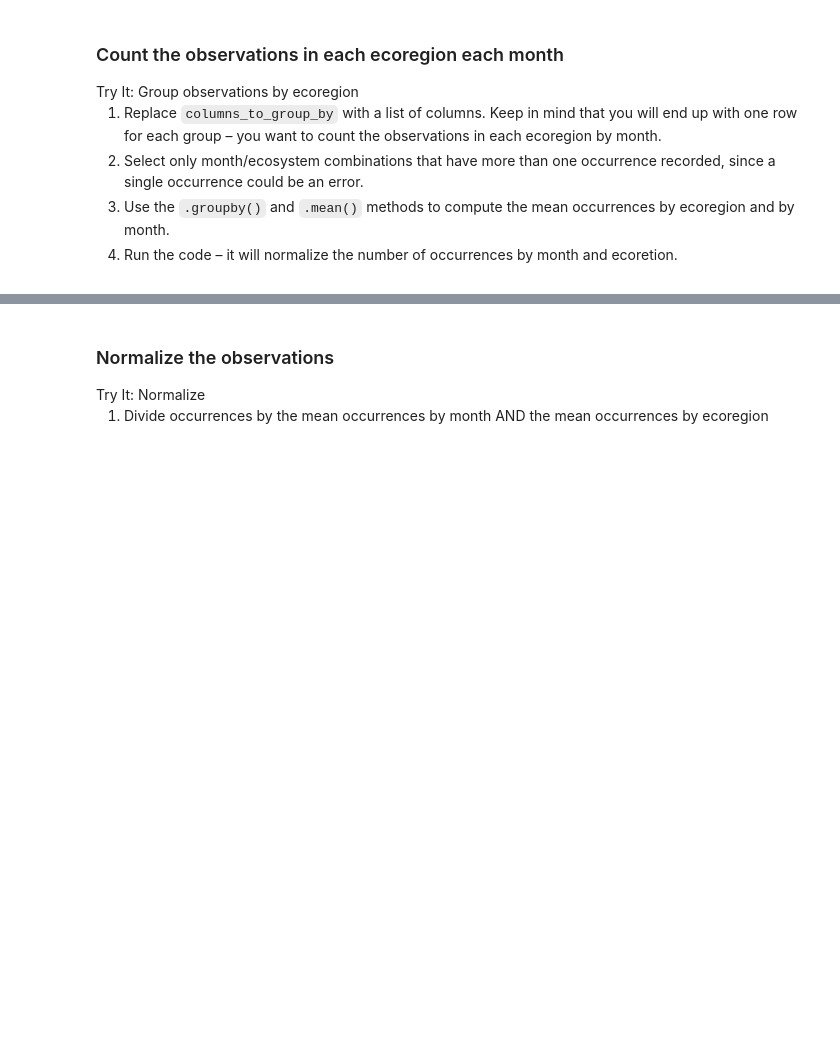
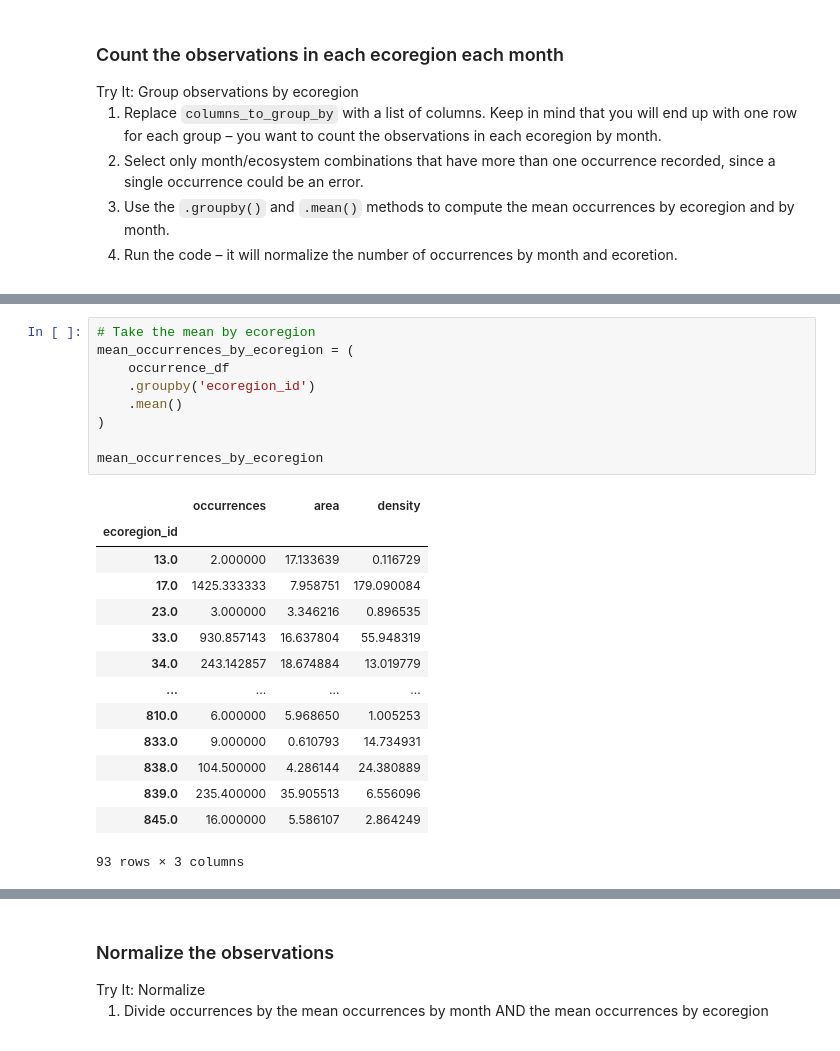
Before and after one commit to earthlab-education/03-migration-natshoff, a Jupyter notebook: notebooks/migration-32-normalize.ipynb, the cells around one changed output, grey strips where cells are left out. Drawn from its saved outputs; the diff is of its cells as text; blank space fills up the shorter version.

```diff
--- a/notebooks/migration-32-normalize.ipynb
+++ b/notebooks/migration-32-normalize.ipynb
@@ -123,0 +128,24 @@ mean_occurrences_by_month
+# %%
+# Take the mean by ecoregion
+mean_occurrences_by_ecoregion = (
+    occurrence_df
+    .groupby('ecoregion_id')
+    .mean()
+)
+
+mean_occurrences_by_ecoregion
+# %% [output]
+|  | occurrences | area | density |
+| ecoregion_id |  |  |  |
+| 13.0 | 2.000000 | 17.133639 | 0.116729 |
+| 17.0 | 1425.333333 | 7.958751 | 179.090084 |
+| 23.0 | 3.000000 | 3.346216 | 0.896535 |
+| 33.0 | 930.857143 | 16.637804 | 55.948319 |
+| 34.0 | 243.142857 | 18.674884 | 13.019779 |
+| ... | ... | ... | ... |
+| 810.0 | 6.000000 | 5.968650 | 1.005253 |
+| 833.0 | 9.000000 | 0.610793 | 14.734931 |
+| 838.0 | 104.500000 | 4.286144 | 24.380889 |
+| 839.0 | 235.400000 | 35.905513 | 6.556096 |
+| 845.0 | 16.000000 | 5.586107 | 2.864249 |
+93 rows × 3 columns
```
Also changed, not shown: parts of 5 cells of this notebook, 3 other files.
